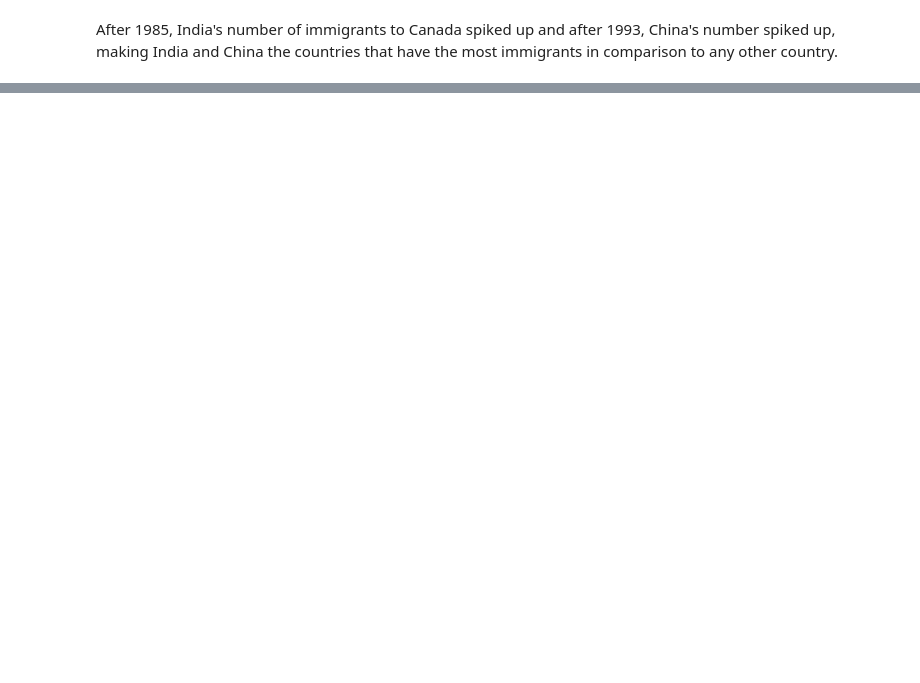
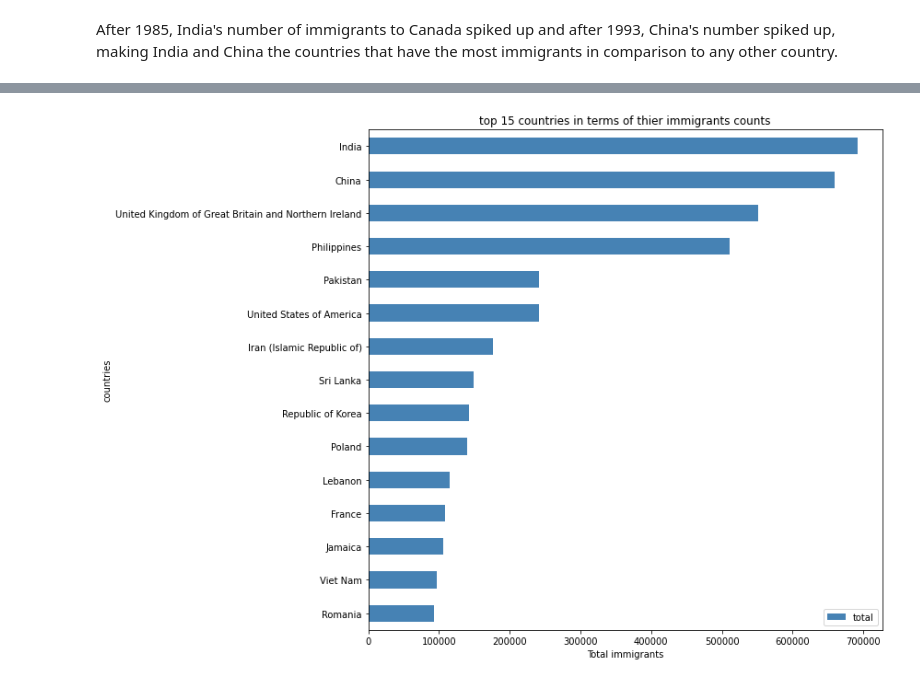
Before and after one commit to sivm205/Canada-Immigrants, a Jupyter notebook: visual_tut.ipynb, the cells around one changed output, grey strips where cells are left out. Drawn from its saved outputs; the diff is of its cells as text; code cells hidden in the pictures; blank space fills up the shorter version.

```diff
--- a/visual_tut.ipynb
+++ b/visual_tut.ipynb
@@ -411,0 +453,5 @@ After 1985, India's number of immigrants to Canada spiked up and after 1993, Chi
+# %%
+#Step 1: Get the data pertaining to the top 15 countries.
+df_can.sort_values(by="total" , ascending=True,inplace=True)
+df_can15 = df_can[[ 'total']].tail(15)
+df_can15
@@ -411,0 +475,10 @@ After 1985, India's number of immigrants to Canada spiked up and after 1993, Chi
+# %%
+df_can15.plot(kind= 'barh', figsize = (10,10),color= 'steelblue')
+plt.xlabel('Total immigrants')
+plt.ylabel('countries')
+plt.title('top 15 countries in terms of thier immigrants counts')
+
+
+plt.show()
+# %% [output]
+[figure, added]
```
Also changed, not shown: parts of 20 cells of this notebook.
